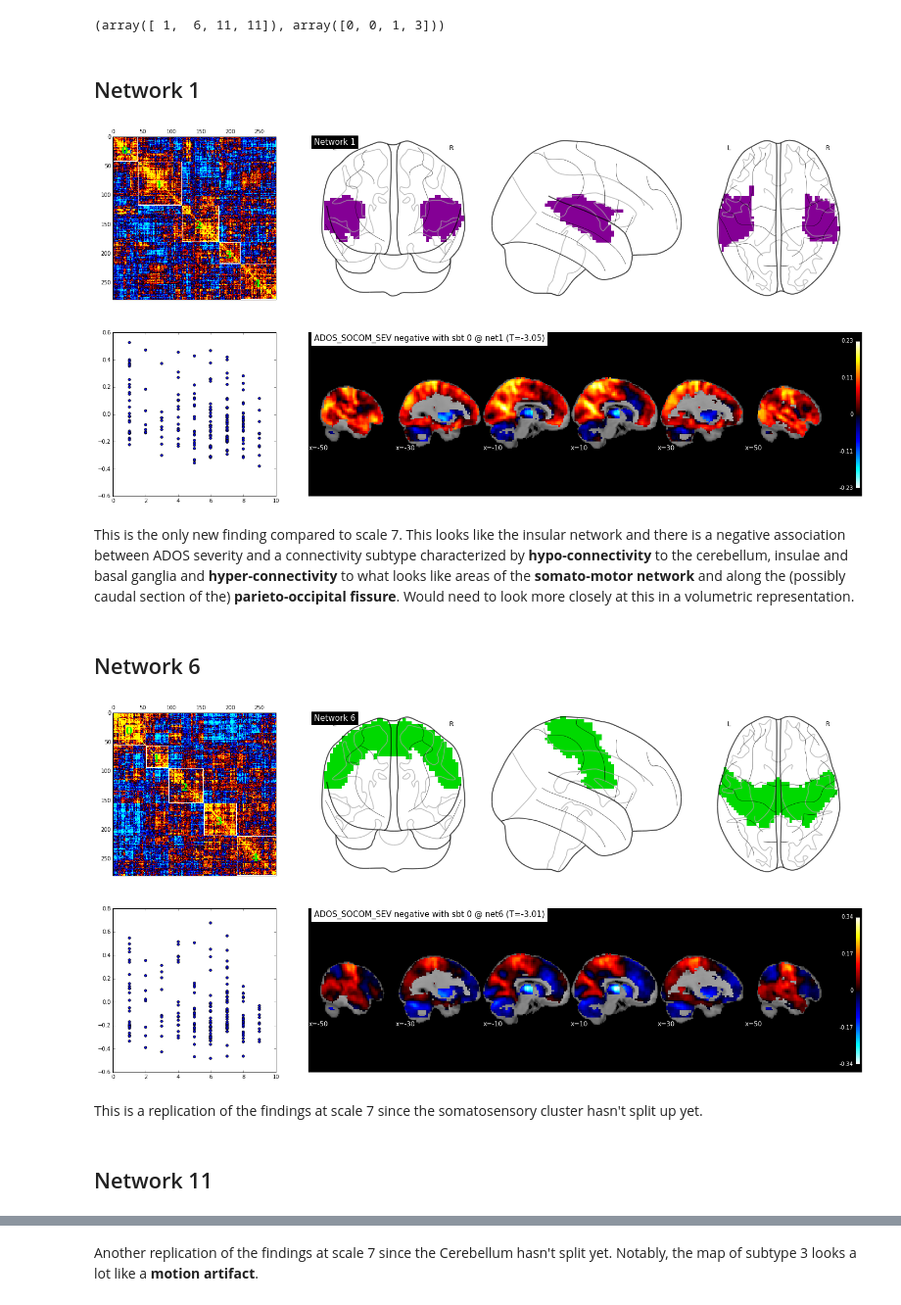
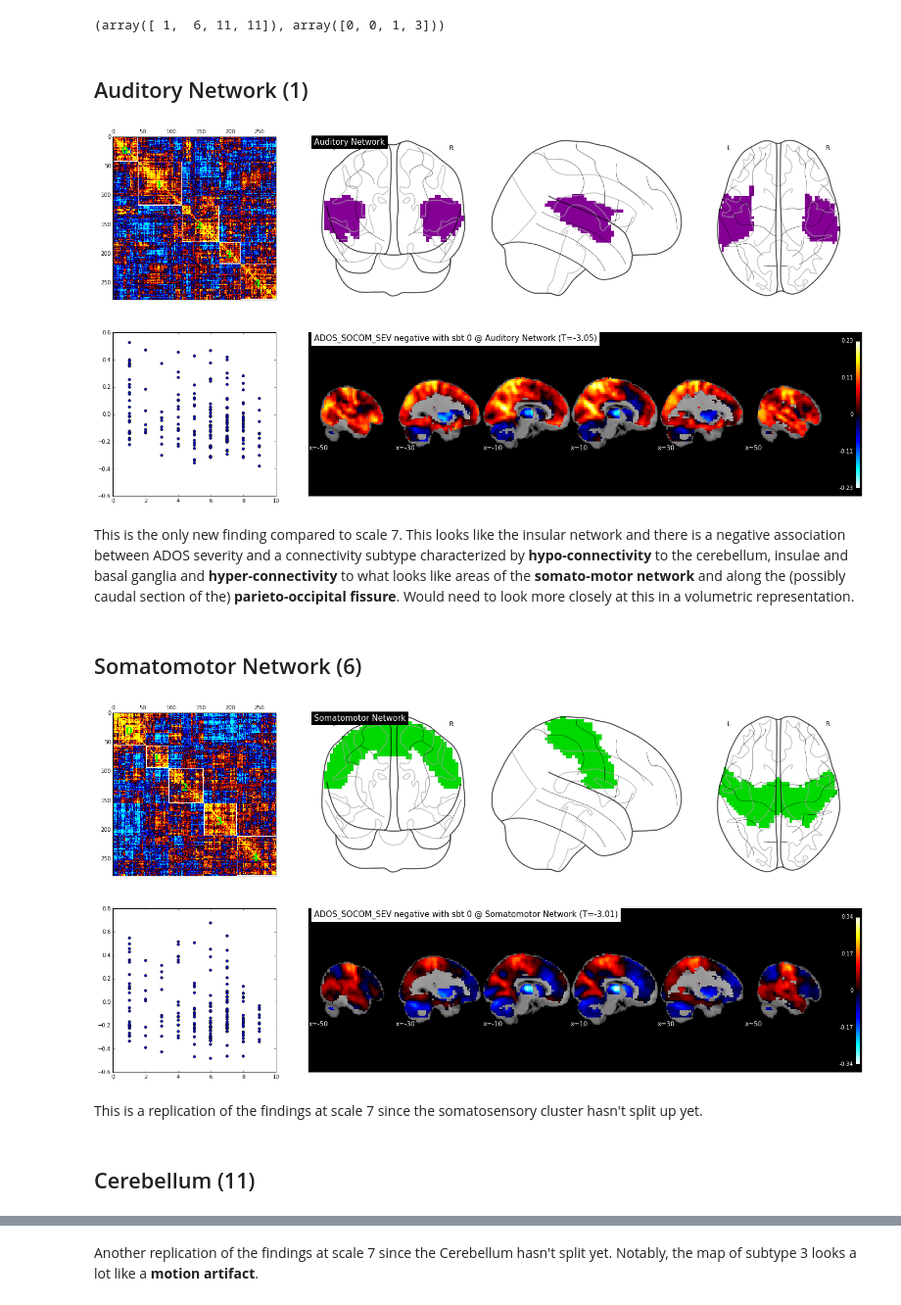
Before and after one commit to SIMEXP/Projects, a Jupyter notebook: Subtypes/Study_Seed_HBM/E2a_Visualize_ADOS_12.ipynb, the cells around one changed output, grey strips where cells are left out. Shown at 98% size. Drawn from its saved outputs; the diff is of its cells as text; code cells hidden in the pictures.

```diff
--- a/Subtypes/Study_Seed_HBM/E2a_Visualize_ADOS_12.ipynb
+++ b/Subtypes/Study_Seed_HBM/E2a_Visualize_ADOS_12.ipynb
@@ -65,6 +65,31 @@ for sc_id in range(scale):
     tmp[prior_data==sc_id+1] = sc_id + 1
     prior_temp[..., sc_id] = tmp
 prior_img = nib.Nifti1Image(prior_temp, affine=m_img.get_affine(), header=m_img.get_header())
+# %%
+# Network name lookup table
+sc7_names = [
+             'Cerebellum',
+             'Limbic',
+             'Somatomotor',
+             'Visual',
+             'Default Mode',
+             'Frontoparietal',
+             'Ventral Attention'
+            ]
+sc12_names = [
+              'Basal Ganglia',
+              'Auditory',
+              'Limbic',
+              'Lateral Default Mode',
+              'Visual',
+              'Posterior medial Default Mode',
+              'Somatomotor',
+              'Anterior Default Mode',
+              'Dorsal Attention',
+              'Frontoparietal',
+              'Ventral Attention',
+              'Cerebellum'
+              ]
 # %% [markdown]
 # Define some functions and the niak colormap
 # %%
@@ -157,7 +182,7 @@ def get_data(scale, maptype, name, subtypes, cov, pheno):
 
     return (corr_mat, weight_store, sbt_store, res_store, pthresh)
 # %%
-def show_network(network, corr_mat, weight_store, sbt_store, res_store, pthresh, cov, vr=0.1):
+def show_network(network, corr_mat, weight_store, sbt_store, res_store, pthresh, cov, name_list, vr=0.1):
     # Setup the text overlay
     font = {'family': 'serif',
         'color':  'lime',
@@ -215,7 +240,7 @@ def show_network(network, corr_mat, weight_store, sbt_store, res_store, pthresh,
     ax1b = fig.add_subplot(gs[0, 1:])
     nlp.plot_glass_brain(nil.image.index_img(prior_img, network), cmap=plt.cm.spectral,
                                  colorbar=False, vmin=1, vmax=scale,axes=ax1b,
-                                title='Network {}'.format(network))
+                                title='{} Network'.format(name_list[network]))
     # Go through the findings
     for pid, sbt in enumerate(sbts):
         ax2a = fig.add_subplot(gs[pid+1, 0])
@@ -240,7 +265,7 @@ def show_network(network, corr_mat, weight_store, sbt_store, res_store, pthresh,
         sbt_img = nib.Nifti1Image(tmp, affine=m_img.get_affine(), header=m_img.get_header())
         nlp.plot_stat_map(sbt_img, display_mode='x', threshold=0,
                       cut_coords=[-50, -30, -10, 10, 30, 50], black_bg=True,axes=ax2b,
-                         title='{} {} with sbt {} @ net{} (T={:.2f})'.format(cov, orient, sbt, network, sbt_t))
+                         title='{} {} with sbt {} @ {} Network (T={:.2f})'.format(cov, orient, sbt, name_list[network], sbt_t))
     return net_hits
 # %% [markdown]
 ## Start looking at the results
@@ -252,21 +277,21 @@ np.where(pthresh)
 # %% [output]
 (array([ 1,  6, 11, 11]), array([0, 0, 1, 3]))
 # %% [markdown]
-## Network 1
+## Auditory Network (1)
 # %%
-tmp = show_network(1, corr_mat, weight_store, sbt_store, res_store, pthresh, cov,vr=0.2)
+tmp = show_network(1, corr_mat, weight_store, sbt_store, res_store, pthresh, cov, sc12_names, vr=0.2)
 # %% [output]
-[figure, old version]
+[figure, new version]
 # %% [markdown]
 This is the only new finding compared to scale 7. This looks like the insular network and there is a negative association between ADOS severity and a connectivity subtype characterized by __hypo-connectivity__ to the cerebellum, insulae and basal ganglia and __hyper-connectivity__ to what looks like areas of the __somato-motor network__ and along the (possibly caudal section of the) __parieto-occipital fissure__. Would need to look more closely at this in a volumetric representation.
 # %% [markdown]
-## Network 6
+## Somatomotor Network (6)
 # %%
-tmp = show_network(6, corr_mat, weight_store, sbt_store, res_store, pthresh, cov, vr=0.2)
+tmp = show_network(6, corr_mat, weight_store, sbt_store, res_store, pthresh, cov, sc12_names, vr=0.2)
 # %% [output]
-[figure, old version]
+[figure, new version]
 # %% [markdown]
 This is a replication of the findings at scale 7 since the somatosensory cluster hasn't split up yet.
 # %% [markdown]
-## Network 11
+## Cerebellum (11)
 # %%
```
Also changed, not shown: parts of 1 cell of this notebook, 2 other files.
